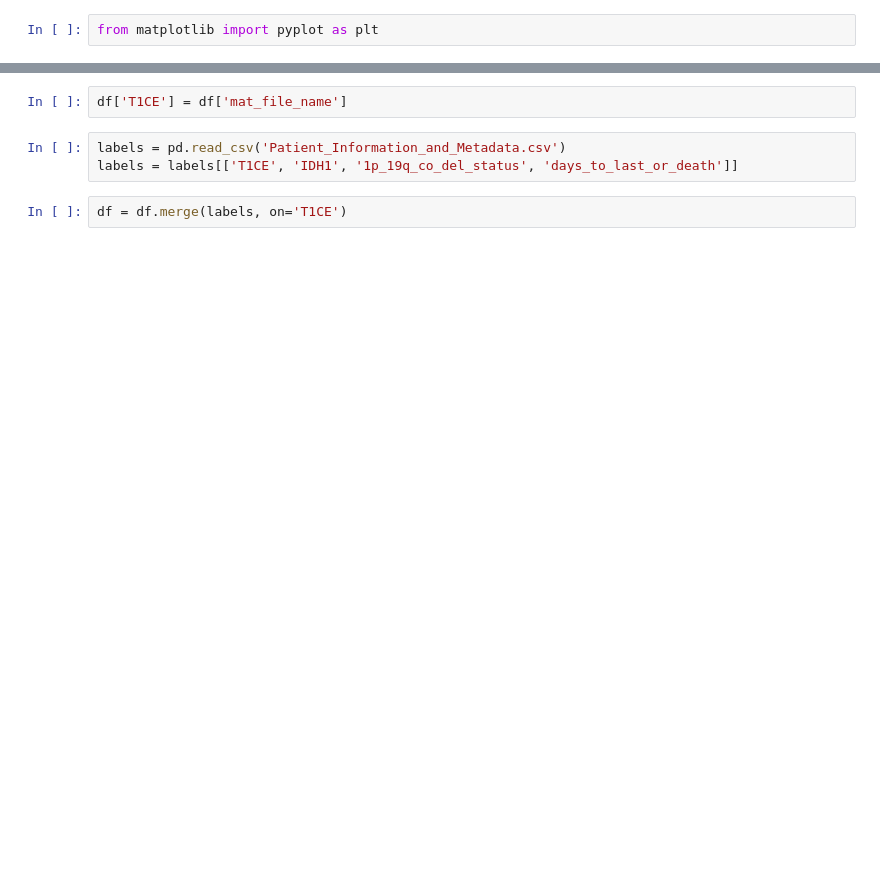
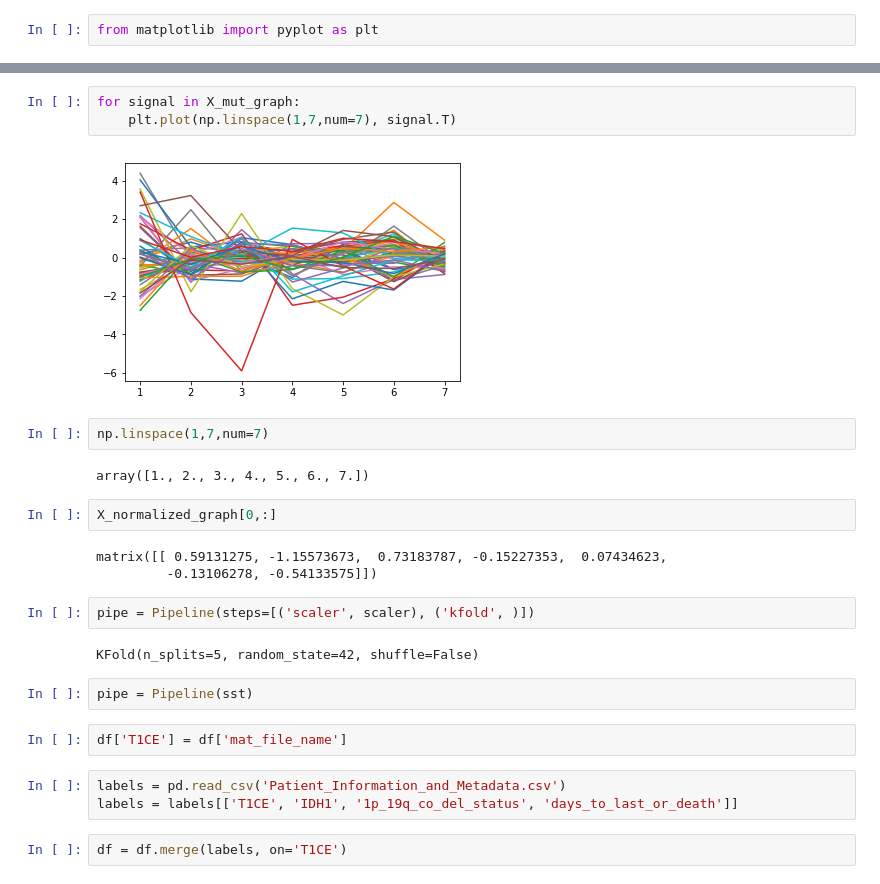
Before and after one commit to raghuramdr/radiomics_analysis, a Jupyter notebook: minimum_spanning_tree.ipynb, the cells around one changed output, grey strips where cells are left out. Cells and saved outputs as stored; diff of their text form; blank space fills up the shorter version.

```diff
--- a/minimum_spanning_tree.ipynb
+++ b/minimum_spanning_tree.ipynb
@@ -39,3 +210,23 @@ cd /home/raghuram/Desktop/radiomics
+# %%
+for signal in X_mut_graph:
+    plt.plot(np.linspace(1,7,num=7), signal.T)
+# %% [output]
+[figure, added]
+# %%
+np.linspace(1,7,num=7)
+# %% [output]
+array([1., 2., 3., 4., 5., 6., 7.])
+# %%
+X_normalized_graph[0,:]
+# %% [output]
+matrix([[ 0.59131275, -1.15573673,  0.73183787, -0.15227353,  0.07434623,
+         -0.13106278, -0.54133575]])
+# %%
+pipe = Pipeline(steps=[('scaler', scaler), ('kfold', )])
+# %% [output]
+KFold(n_splits=5, random_state=42, shuffle=False)
+# %%
+pipe = Pipeline(sst)
 # %%
 df['T1CE'] = df['mat_file_name']
 # %%
```
Also changed, not shown: parts of 61 cells of this notebook.
